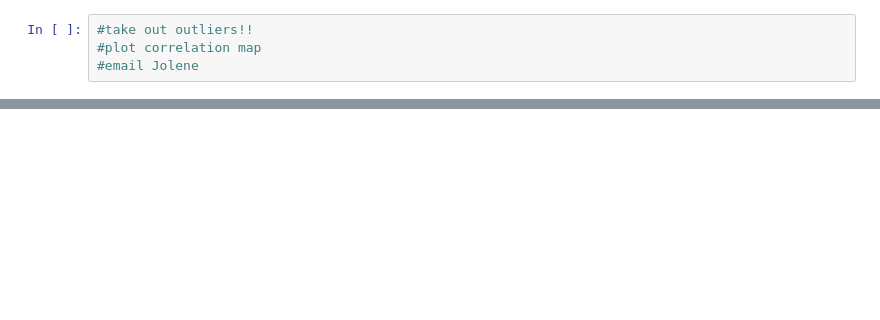
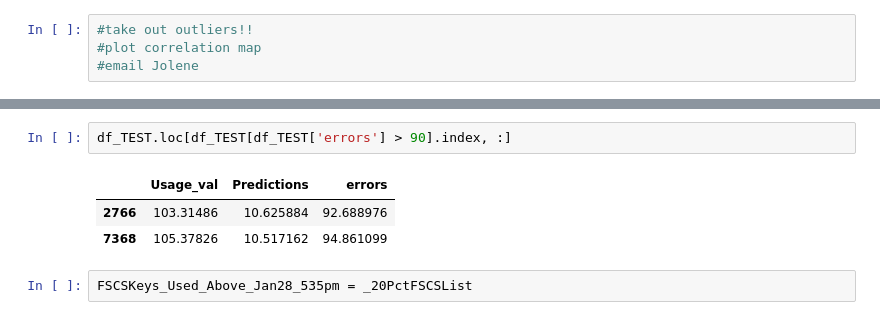
Before and after one commit to olgabane/Insight2019_LibraryProject, a Jupyter notebook: Library_Week3_Notebook5_RFContinuation.ipynb, the cells around one changed output, grey strips where cells are left out. Saved outputs shown, nothing was run; the diff lists cells and outputs as text; blank space fills up the shorter version.

```diff
--- a/Library_Week3_Notebook5_RFContinuation.ipynb
+++ b/Library_Week3_Notebook5_RFContinuation.ipynb
@@ -1269,0 +1293,8 @@ print("Error for Train set: ",rfmodel.score(X_train, y_train))
+# %%
+df_TEST.loc[df_TEST[df_TEST['errors'] > 90].index, :]
+# %% [output]
+|  | Usage_val | Predictions | errors |
+| 2766 | 103.31486 | 10.625884 | 92.688976 |
+| 7368 | 105.37826 | 10.517162 | 94.861099 |
+# %%
+FSCSKeys_Used_Above_Jan28_535pm = _20PctFSCSList
```
Also changed, not shown: parts of 8 cells of this notebook.
